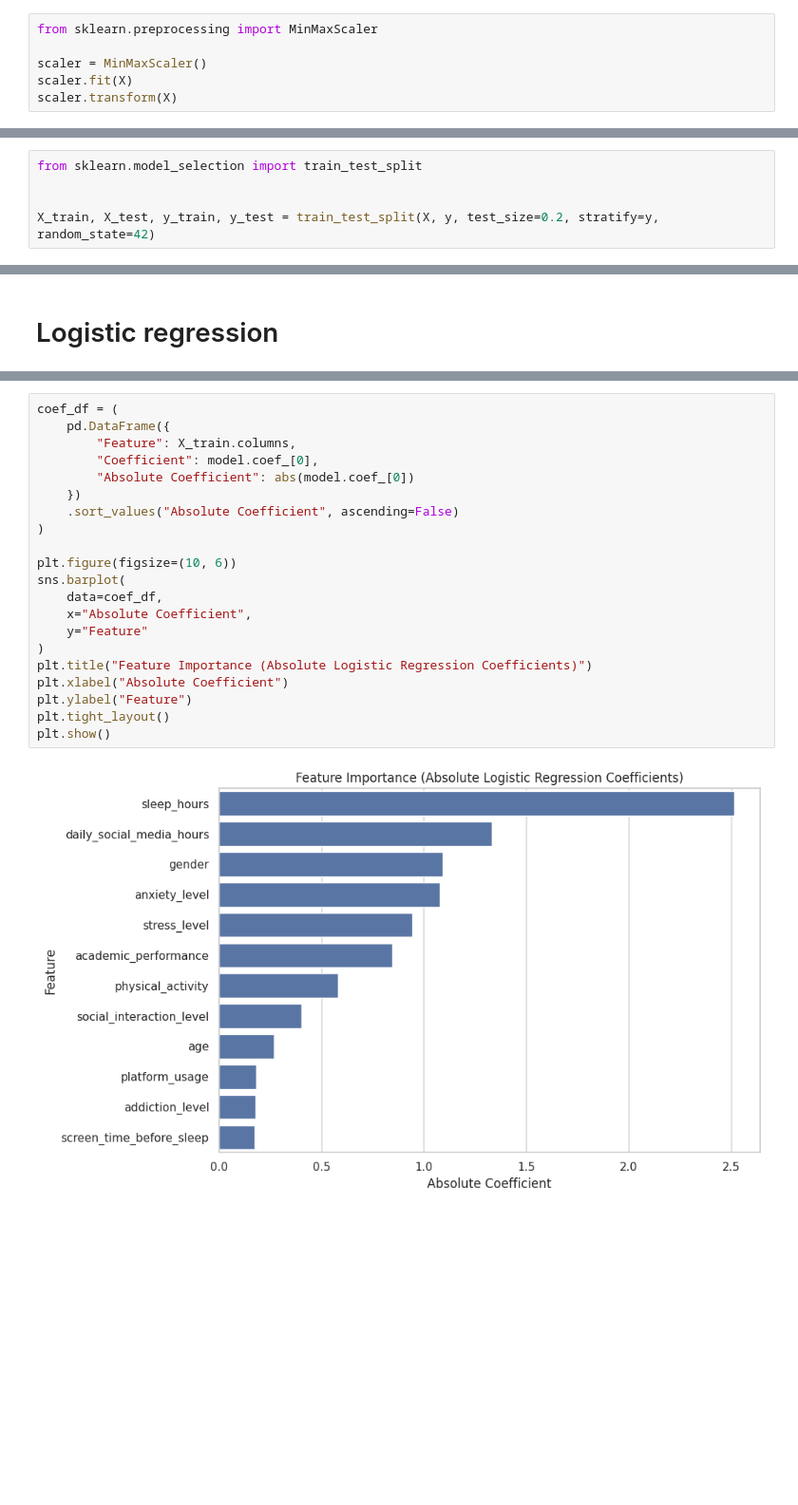
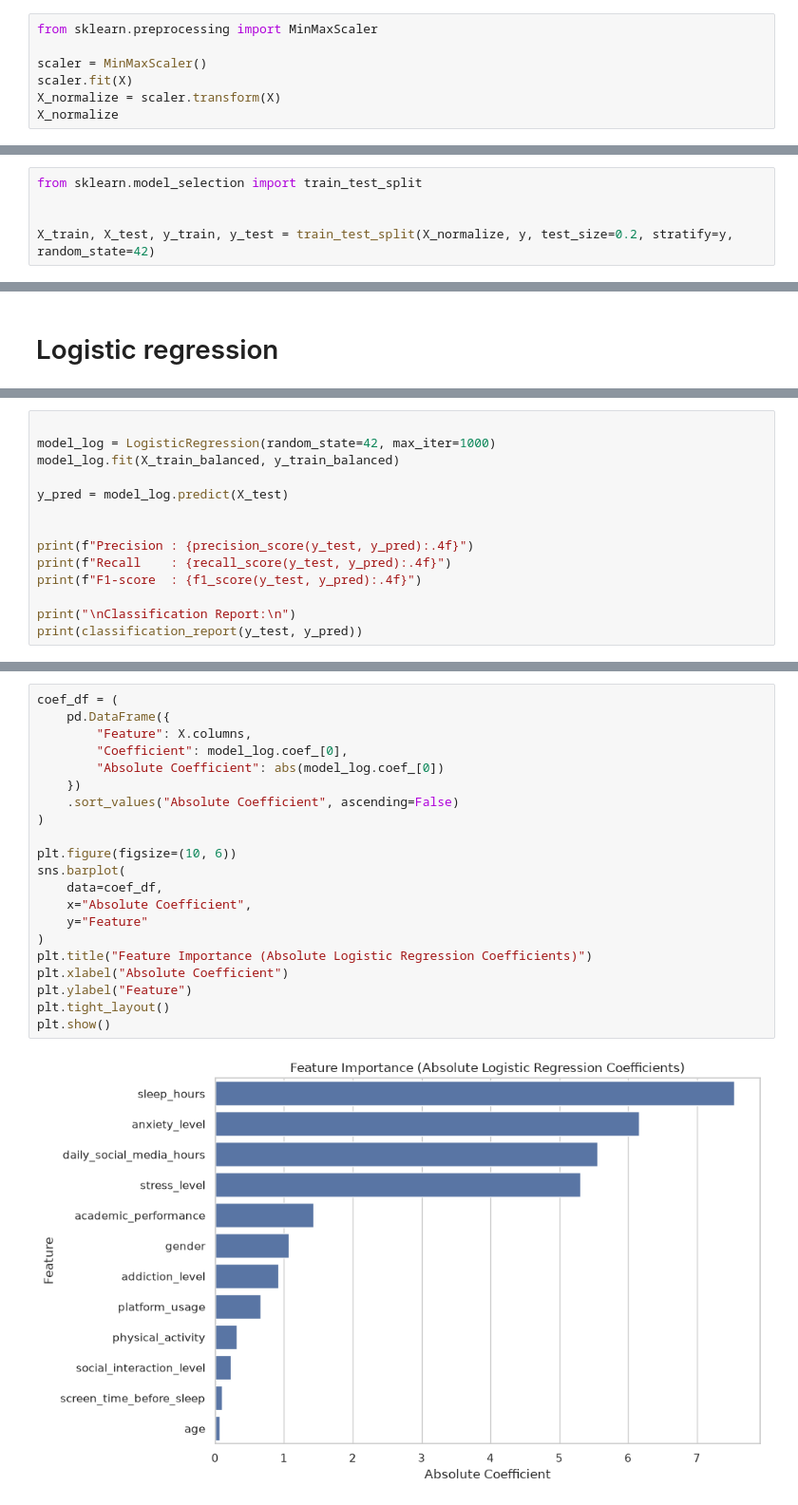
Before and after one commit to ILoveBacteria/data-mining-homeworks, a Jupyter notebook: homework3/notebook.ipynb, the cells around one changed output, grey strips where cells are left out. Shown at 95% size. Saved outputs shown, nothing was run; the diff lists cells and outputs as text; blank space fills up the shorter version.

```diff
--- a/homework3/notebook.ipynb
+++ b/homework3/notebook.ipynb
@@ -329,5 +329,6 @@ from sklearn.preprocessing import MinMaxScaler
 
 scaler = MinMaxScaler()
 scaler.fit(X)
-scaler.transform(X)
+X_normalize = scaler.transform(X)
+X_normalize
 # %% [output]
@@ -350,7 +351,7 @@ array([[0.11111111, 0.96      , 0.        , ..., 0.        , 0.16666667,
 from sklearn.model_selection import train_test_split
 
 
-X_train, X_test, y_train, y_test = train_test_split(X, y, test_size=0.2, stratify=y, random_state=42)
+X_train, X_test, y_train, y_test = train_test_split(X_normalize, y, test_size=0.2, stratify=y, random_state=42)
 # %%
 from imblearn.combine import SMOTETomek
 
@@ -401,0 +443,14 @@ Please also refer to the documentation for alternative solver options:
+# %%
+
+model_log = LogisticRegression(random_state=42, max_iter=1000)
+model_log.fit(X_train_balanced, y_train_balanced)
+
+y_pred = model_log.predict(X_test)
+
+
+print(f"Precision : {precision_score(y_test, y_pred):.4f}")
+print(f"Recall    : {recall_score(y_test, y_pred):.4f}")
+print(f"F1-score  : {f1_score(y_test, y_pred):.4f}")
+
+print("\nClassification Report:\n")
+print(classification_report(y_test, y_pred))
@@ -402,26 +472,26 @@ Please also refer to the documentation for alternative solver options:
 # %%
 coef_df = (
     pd.DataFrame({
-        "Feature": X_train.columns,
-        "Coefficient": model.coef_[0],
-        "Absolute Coefficient": abs(model.coef_[0])
+        "Feature": X.columns,
+        "Coefficient": model_log.coef_[0],
+        "Absolute Coefficient": abs(model_log.coef_[0])
     })
     .sort_values("Absolute Coefficient", ascending=False)
 )
 
 plt.figure(figsize=(10, 6))
 sns.barplot(
     data=coef_df,
     x="Absolute Coefficient",
     y="Feature"
 )
 plt.title("Feature Importance (Absolute Logistic Regression Coefficients)")
 plt.xlabel("Absolute Coefficient")
 plt.ylabel("Feature")
 plt.tight_layout()
 plt.show()
 # %% [output]
-[figure, old version]
+[figure, new version]
 # %%
 
 cm = confusion_matrix(y_test, y_pred)
```
Also changed, not shown: parts of 26 cells of this notebook.
